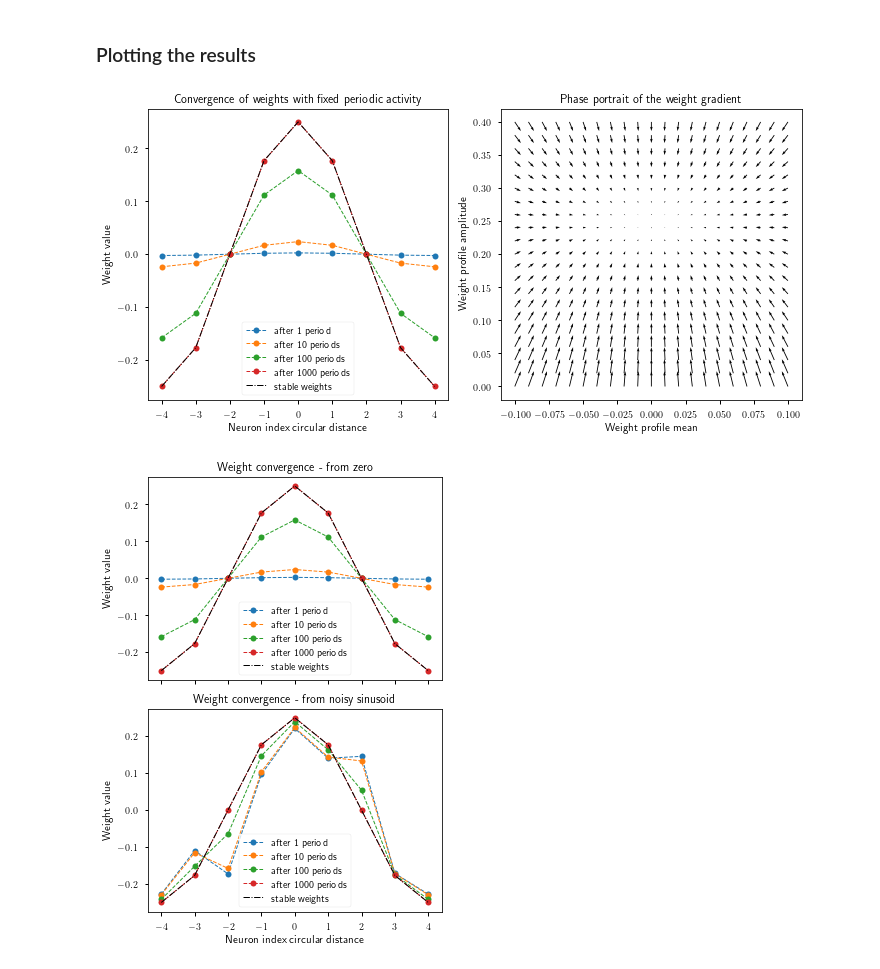
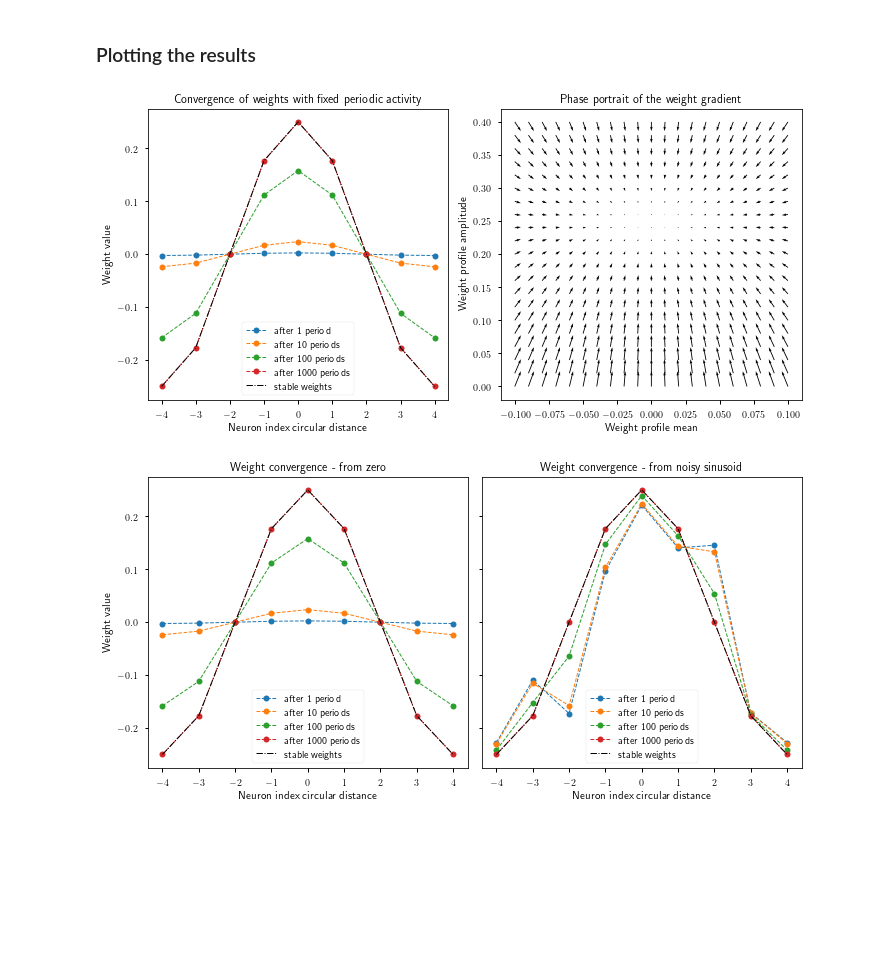
Before and after one commit to Dominic-DallOsto/insect-navigation-sinusoidal-optimality, a Jupyter notebook: sinusoidal Hebbian learning weights negative activity.ipynb, the cells around one changed output. Drawn from its saved outputs; the diff is of its cells as text; code cells hidden in the pictures; blank space fills up the shorter version.

Commit message:
Update weight convergence figure format

```diff
--- a/sinusoidal Hebbian learning weights negative activity.ipynb
+++ b/sinusoidal Hebbian learning weights negative activity.ipynb
@@ -209,36 +209,36 @@ plt.savefig('plots/hebbian-learning-fixed-activity-negative-activity.pdf')
 plt.show()
 
 # Just the left figure, also with weight perturbation noise rejection
-fig, axs = plt.subplots(2, 1, figsize=(5,7), sharex=True)
+fig, axs = plt.subplots(1, 2, figsize=(10,5), sharey=True)
 plt.sca(axs[0])
 plot_circulant_matrix_as_profile(W_trace[N*1-1,:,:], plot_stddev=False, roll=True, show=False)
 plot_circulant_matrix_as_profile(W_trace[N*10-1,:,:], plot_stddev=False, roll=True, show=False)
 plot_circulant_matrix_as_profile(W_trace[N*100-1,:,:], plot_stddev=False, roll=True, show=False)
 plot_circulant_matrix_as_profile(W_trace[N*1000-1,:,:], plot_stddev=False, roll=True, show=False)
 plt.plot(np.arange(-N//2, N//2+1), circular_concat(np.roll(get_cosine_from_fourier_spectrum(fill_fourier_modes_in_range(1, 1, N)), N//2)), 'k-.', linewidth=1)
 plt.legend(['after 1 period','after 10 periods','after 100 periods','after 1000 periods','stable weights'])
 # handles, labels = plt.gca().get_legend_handles_labels()
 # plt.legend(handles[::-1], labels[::-1])
 plt.title(f'Weight convergence - from zero')
 plt.ylabel('Weight value')
-# plt.xlabel('Neuron index circular distance')
+plt.xlabel('Neuron index circular distance')
 
 plt.sca(axs[1])
 plot_circulant_matrix_as_profile(W_trace_noise[N*1-1,:,:], plot_stddev=False, roll=True, show=False)
 plot_circulant_matrix_as_profile(W_trace_noise[N*10-1,:,:], plot_stddev=False, roll=True, show=False)
 plot_circulant_matrix_as_profile(W_trace_noise[N*100-1,:,:], plot_stddev=False, roll=True, show=False)
 plot_circulant_matrix_as_profile(W_trace_noise[N*1000-1,:,:], plot_stddev=False, roll=True, show=False)
 plt.plot(np.arange(-N//2, N//2+1), circular_concat(np.roll(get_cosine_from_fourier_spectrum(fill_fourier_modes_in_range(1, 1, N)), N//2)), 'k-.', linewidth=1)
 plt.legend(['after 1 period','after 10 periods','after 100 periods','after 1000 periods','stable weights'])
 # handles, labels = plt.gca().get_legend_handles_labels()
 # plt.legend(handles[::-1], labels[::-1])
 plt.title(f'Weight convergence - from noisy sinusoid')
-plt.ylabel('Weight value')
+# plt.ylabel('Weight value')
 plt.xlabel('Neuron index circular distance')
 
 plt.tight_layout()
 plt.savefig('plots/hebbian-learning-fixed-activity-negative-activity-weight-convergence.pdf')
 plt.show()
 # %% [output]
 [figure]
-[figure, old version]
+[figure, new version]
```
Also changed, not shown: 2 other files.
